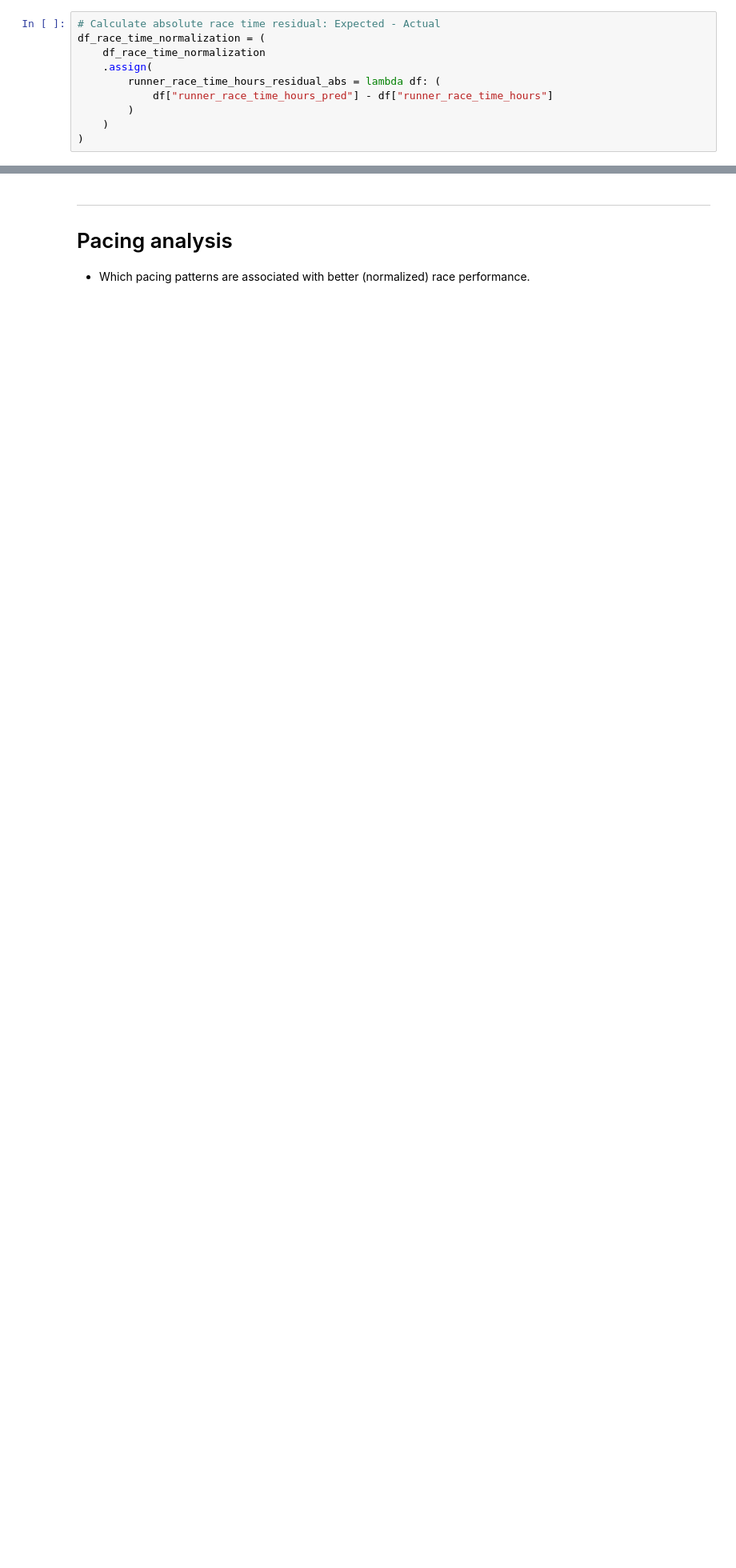
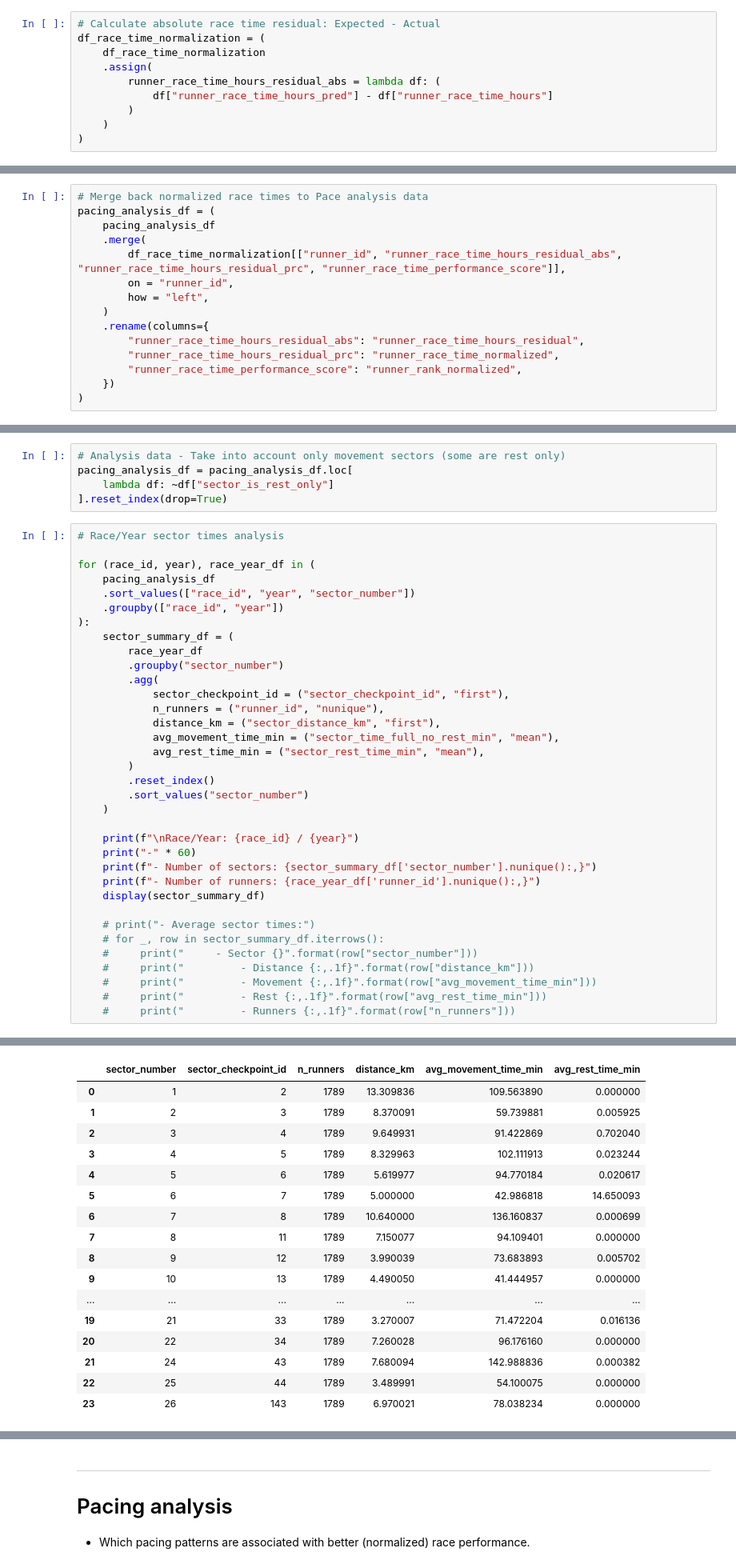
Before and after one commit to 1312Bravo/Path-To-UTMB, a Jupyter notebook: pacing_strategy/pacing_strategy_analysis.ipynb, the cells around one changed output, grey strips where cells are left out. Shown at 80% size. Cells and saved outputs as stored; diff of their text form; blank space fills up the shorter version.

```diff
--- a/pacing_strategy/pacing_strategy_analysis.ipynb
+++ b/pacing_strategy/pacing_strategy_analysis.ipynb
@@ -482,3 +686,18 @@ df_race_time_normalization = (
+# %%
+# Merge back normalized race times to Pace analysis data
+pacing_analysis_df = (
+    pacing_analysis_df
+    .merge(
+        df_race_time_normalization[["runner_id", "runner_race_time_hours_residual_abs", "runner_race_time_hours_residual_prc", "runner_race_time_performance_score"]],
+        on = "runner_id",
+        how = "left",
+    )
+    .rename(columns={
+        "runner_race_time_hours_residual_abs": "runner_race_time_hours_residual",
+        "runner_race_time_hours_residual_prc": "runner_race_time_normalized",
+        "runner_race_time_performance_score": "runner_rank_normalized",
+    })
+)
 # %% [markdown]
 ---
 # Sector time normalization
@@ -488,0 +717,41 @@ df_race_time_normalization = (
+# %%
+# Analysis data - Take into account only movement sectors (some are rest only)
+pacing_analysis_df = pacing_analysis_df.loc[
+    lambda df: ~df["sector_is_rest_only"]
+].reset_index(drop=True)
+# %%
+# Race/Year sector times analysis
+
+for (race_id, year), race_year_df in (
+    pacing_analysis_df
+    .sort_values(["race_id", "year", "sector_number"])
+    .groupby(["race_id", "year"])
+):
+    sector_summary_df = (
+        race_year_df
+        .groupby("sector_number")
+        .agg(
+            sector_checkpoint_id = ("sector_checkpoint_id", "first"),
+            n_runners = ("runner_id", "nunique"),
+            distance_km = ("sector_distance_km", "first"),
+            avg_movement_time_min = ("sector_time_full_no_rest_min", "mean"),
+            avg_rest_time_min = ("sector_rest_time_min", "mean"),
+        )
+        .reset_index()
+        .sort_values("sector_number")
+    )
+
+    print(f"\nRace/Year: {race_id} / {year}")
+    print("-" * 60)
+    print(f"- Number of sectors: {sector_summary_df['sector_number'].nunique():,}")
+    print(f"- Number of runners: {race_year_df['runner_id'].nunique():,}")
+    display(sector_summary_df)
+
+    # print("- Average sector times:")
+    # for _, row in sector_summary_df.iterrows():
+    #     print("     - Sector {}".format(row["sector_number"]))
+    #     print("         - Distance {:,.1f}".format(row["distance_km"]))
+    #     print("         - Movement {:,.1f}".format(row["avg_movement_time_min"]))
+    #     print("         - Rest {:,.1f}".format(row["avg_rest_time_min"]))
+    #     print("         - Runners {:,.1f}".format(row["n_runners"]))
+# %% [output]
@@ -488,0 +762,17 @@ df_race_time_normalization = (
+|  | sector_number | sector_checkpoint_id | n_runners | distance_km | avg_movement_time_min | avg_rest_time_min |
+| 0 | 1 | 2 | 1789 | 13.309836 | 109.563890 | 0.000000 |
+| 1 | 2 | 3 | 1789 | 8.370091 | 59.739881 | 0.005925 |
+| 2 | 3 | 4 | 1789 | 9.649931 | 91.422869 | 0.702040 |
+| 3 | 4 | 5 | 1789 | 8.329963 | 102.111913 | 0.023244 |
+| 4 | 5 | 6 | 1789 | 5.619977 | 94.770184 | 0.020617 |
+| 5 | 6 | 7 | 1789 | 5.000000 | 42.986818 | 14.650093 |
+| 6 | 7 | 8 | 1789 | 10.640000 | 136.160837 | 0.000699 |
+| 7 | 8 | 11 | 1789 | 7.150077 | 94.109401 | 0.000000 |
+| 8 | 9 | 12 | 1789 | 3.990039 | 73.683893 | 0.005702 |
+| 9 | 10 | 13 | 1789 | 4.490050 | 41.444957 | 0.000000 |
+| ... | ... | ... | ... | ... | ... | ... |
+| 19 | 21 | 33 | 1789 | 3.270007 | 71.472204 | 0.016136 |
+| 20 | 22 | 34 | 1789 | 7.260028 | 96.176160 | 0.000000 |
+| 21 | 24 | 43 | 1789 | 7.680094 | 142.988836 | 0.000382 |
+| 22 | 25 | 44 | 1789 | 3.489991 | 54.100075 | 0.000000 |
+| 23 | 26 | 143 | 1789 | 6.970021 | 78.038234 | 0.000000 |
```
Also changed, not shown: parts of 10 cells of this notebook, 2 other files.
